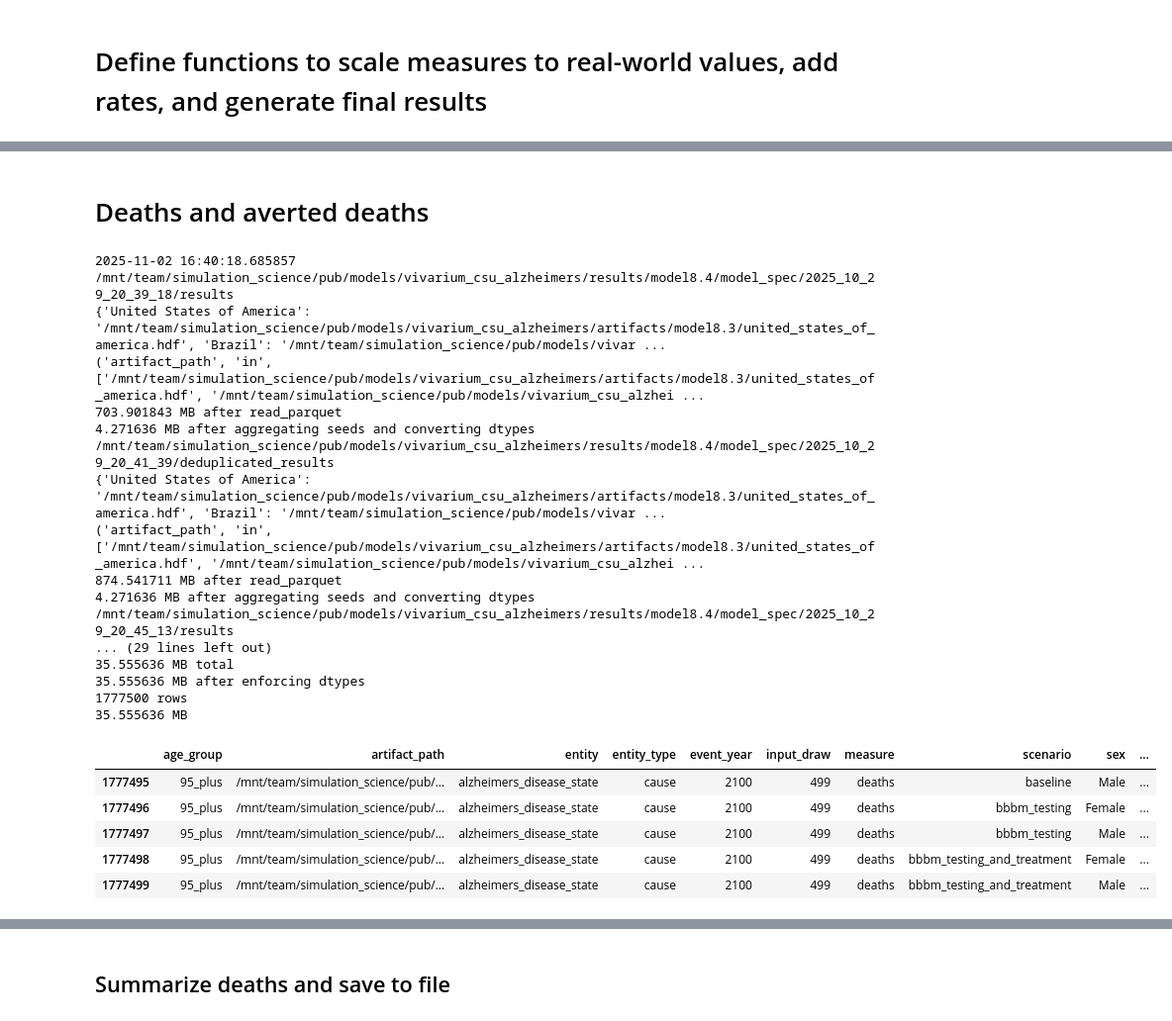
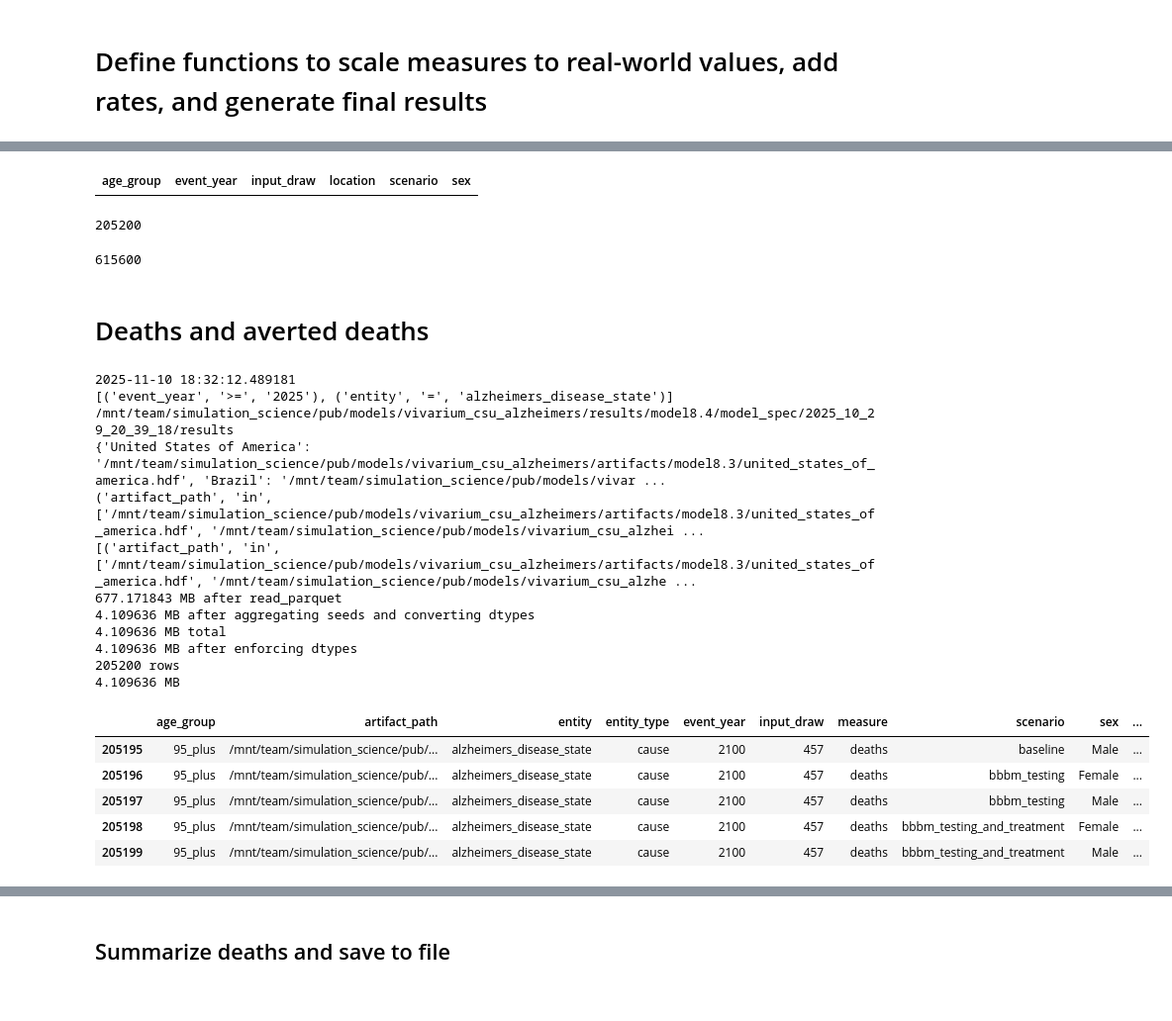
Before and after one commit to ihmeuw/vivarium_research_alzheimers, a Jupyter notebook: results_tables/2025_10_30_results_tables_ndbs.ipynb, the cells around one changed output, grey strips where cells are left out. Shown at 99% size. Drawn from its saved outputs; the diff is of its cells as text; code cells hidden in the pictures.

```diff
--- a/results_tables/2025_10_30_results_tables_ndbs.ipynb
+++ b/results_tables/2025_10_30_results_tables_ndbs.ipynb
@@ -86,6 +86,6 @@ for run_dir in batch_run_dirs:
     batch_results_dirs.append(results_dir)
 batch_results_dirs
 
-# batch_results_dirs = batch_results_dirs[:3] # filter for testing
+batch_results_dirs = batch_results_dirs[:1] # filter for testing
 batch_results_dirs
 # %% [output]
@@ -558,11 +529,12 @@ def load_measure_from_batch_runs(
     if filter_burn_in_years:
         # Filter out years before 2025 because for model 8.4, years
         # 2022-2024 are for burn-in
-        year_filter = [('event_year', '>=', '2025')]
+        year_filter = ('event_year', '>=', '2025')
         # Add the year filter to the user filters
         user_filters = kwargs.get('filters') # Defaults to None
         kwargs['filters'] = add_parquet_AND_filter(year_filter, user_filters)
     dfs = []
+    print(kwargs.get('filters'))
     for results_dir in batch_results_dirs:
         print(results_dir)
         for i in range(n_location_groups):
@@ -983,47 +1152,54 @@ def summarize_and_beautify(
+# %%
+ops.compare_values(temp1, temp[temp1.columns])
+# %% [output]
+| age_group | event_year | input_draw | location | scenario | sex |
+# %%
+len(test.query("entity=='alzheimers_disease_state'"))
+# %% [output]
+205200
+# %%
+410400 + 205200
+# %% [output]
+615600
 # %% [markdown]
 # Deaths and averted deaths
 # %%
 current_time()
 # deaths.entity.unique(): ['alzheimers_disease_state', 'other_causes']
 # Filter out other causes when loading since we don't need it
-deaths_filter = [('entity', '=', 'alzheimers_disease_state')]
+deaths_filters = [('entity', '=', 'alzheimers_disease_state')]
 # deaths = load_sim_output('deaths', filters=deaths_filter)
 
 # Stats for reading deaths.parquet:
 # 51 seconds to load with 1 location group, 36 MB after concatenation,
 # max 939 MB before aggregating seeds
 # 60 seconds to load with 3 location groups, 154 MB after concatenation,
 # max 306 MB before aggregating seeds
 deaths = load_measure_from_batch_runs(
-    'deaths', batch_results_dirs, locations, n_location_groups=1, filters=deaths_filter
+    'deaths', batch_results_dirs, locations, n_location_groups=1, filters=deaths_filters
 )
 print(len(deaths), 'rows')
 print_memory_usage(deaths)
 deaths.tail()
 # %% [output]
-2025-11-02 16:40:18.685857
+2025-11-10 18:32:12.489181
+[('event_year', '>=', '2025'), ('entity', '=', 'alzheimers_disease_state')]
 /mnt/team/simulation_science/pub/models/vivarium_csu_alzheimers/results/model8.4/model_spec/2025_10_29_20_39_18/results
 {'United States of America': '/mnt/team/simulation_science/pub/models/vivarium_csu_alzheimers/artifacts/model8.3/united_states_of_america.hdf', 'Brazil': '/mnt/team/simulation_science/pub/models/vivar ...
 ('artifact_path', 'in', ['/mnt/team/simulation_science/pub/models/vivarium_csu_alzheimers/artifacts/model8.3/united_states_of_america.hdf', '/mnt/team/simulation_science/pub/models/vivarium_csu_alzhei ...
-703.901843 MB after read_parquet
-4.271636 MB after aggregating seeds and converting dtypes
-/mnt/team/simulation_science/pub/models/vivarium_csu_alzheimers/results/model8.4/model_spec/2025_10_29_20_41_39/deduplicated_results
-{'United States of America': '/mnt/team/simulation_science/pub/models/vivarium_csu_alzheimers/artifacts/model8.3/united_states_of_america.hdf', 'Brazil': '/mnt/team/simulation_science/pub/models/vivar ...
-('artifact_path', 'in', ['/mnt/team/simulation_science/pub/models/vivarium_csu_alzheimers/artifacts/model8.3/united_states_of_america.hdf', '/mnt/team/simulation_science/pub/models/vivarium_csu_alzhei ...
-874.541711 MB after read_parquet
-4.271636 MB after aggregating seeds and converting dtypes
-/mnt/team/simulation_science/pub/models/vivarium_csu_alzheimers/results/model8.4/model_spec/2025_10_29_20_45_13/results
-... (29 lines left out)
-35.555636 MB total
-35.555636 MB after enforcing dtypes
-1777500 rows
-35.555636 MB
+[('artifact_path', 'in', ['/mnt/team/simulation_science/pub/models/vivarium_csu_alzheimers/artifacts/model8.3/united_states_of_america.hdf', '/mnt/team/simulation_science/pub/models/vivarium_csu_alzhe ...
+677.171843 MB after read_parquet
+4.109636 MB after aggregating seeds and converting dtypes
+4.109636 MB total
+4.109636 MB after enforcing dtypes
+205200 rows
+4.109636 MB
 |  | age_group | artifact_path | entity | entity_type | event_year | input_draw | measure | scenario | sex | ... |
-| 1777495 | 95_plus | /mnt/team/simulation_science/pub/... | alzheimers_disease_state | cause | 2100 | 499 | deaths | baseline | Male | ... |
-| 1777496 | 95_plus | /mnt/team/simulation_science/pub/... | alzheimers_disease_state | cause | 2100 | 499 | deaths | bbbm_testing | Female | ... |
-| 1777497 | 95_plus | /mnt/team/simulation_science/pub/... | alzheimers_disease_state | cause | 2100 | 499 | deaths | bbbm_testing | Male | ... |
-| 1777498 | 95_plus | /mnt/team/simulation_science/pub/... | alzheimers_disease_state | cause | 2100 | 499 | deaths | bbbm_testing_and_treatment | Female | ... |
-| 1777499 | 95_plus | /mnt/team/simulation_science/pub/... | alzheimers_disease_state | cause | 2100 | 499 | deaths | bbbm_testing_and_treatment | Male | ... |
+| 205195 | 95_plus | /mnt/team/simulation_science/pub/... | alzheimers_disease_state | cause | 2100 | 457 | deaths | baseline | Male | ... |
+| 205196 | 95_plus | /mnt/team/simulation_science/pub/... | alzheimers_disease_state | cause | 2100 | 457 | deaths | bbbm_testing | Female | ... |
+| 205197 | 95_plus | /mnt/team/simulation_science/pub/... | alzheimers_disease_state | cause | 2100 | 457 | deaths | bbbm_testing | Male | ... |
+| 205198 | 95_plus | /mnt/team/simulation_science/pub/... | alzheimers_disease_state | cause | 2100 | 457 | deaths | bbbm_testing_and_treatment | Female | ... |
+| 205199 | 95_plus | /mnt/team/simulation_science/pub/... | alzheimers_disease_state | cause | 2100 | 457 | deaths | bbbm_testing_and_treatment | Male | ... |
 # %%
 def process_deaths(deaths, ops=ops):
     """Preprocess the deaths dataframe and compute averted deaths."""
```
Also changed, not shown: parts of 37 cells of this notebook.
